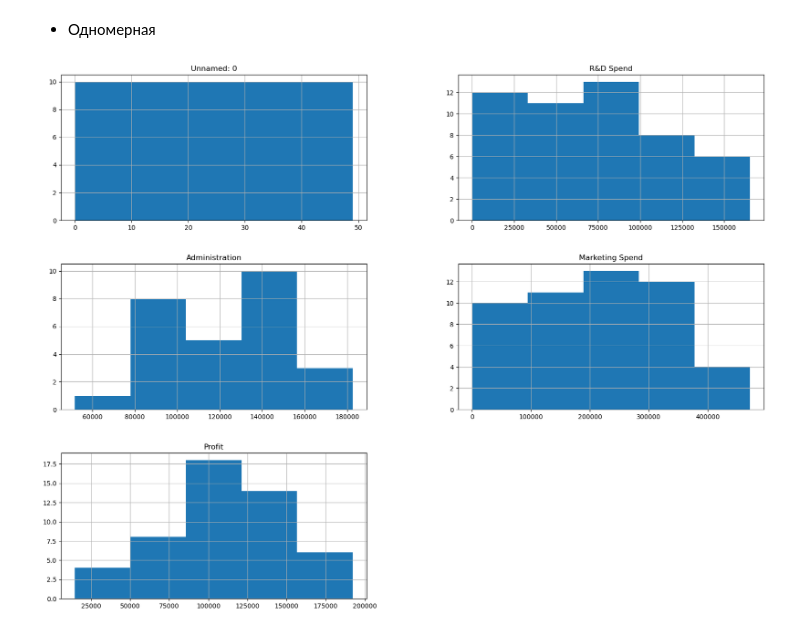
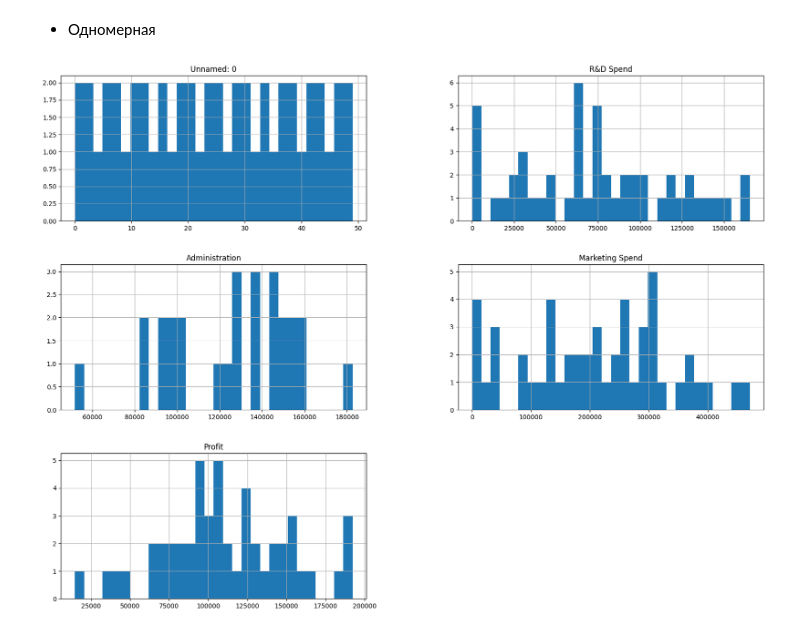
Before and after one commit to Temchik-X/DataMiningML, a Jupyter notebook: Lab_1.ipynb, the cells around one changed output. Drawn from its saved outputs; the diff is of its cells as text; code cells hidden in the pictures.

```diff
--- a/Lab_1.ipynb
+++ b/Lab_1.ipynb
@@ -94,13 +100,13 @@ dataset.describe()
 # %% [markdown]
 - Одномерная
 # %%
-from IPython import get_ipython
+
 get_ipython().run_line_magic('matplotlib', 'inline')
 %matplotlib inline
-import matplotlib.pyplot as plt
 
 
-dataset.hist(bins = 5, figsize = (20,15))
+
+dataset.hist(bins = 30, figsize = (20,15))
 plt.show()
 # %% [output]
-[figure, old version]
+[figure, new version]
```
Also changed, not shown: parts of 5 cells of this notebook.
